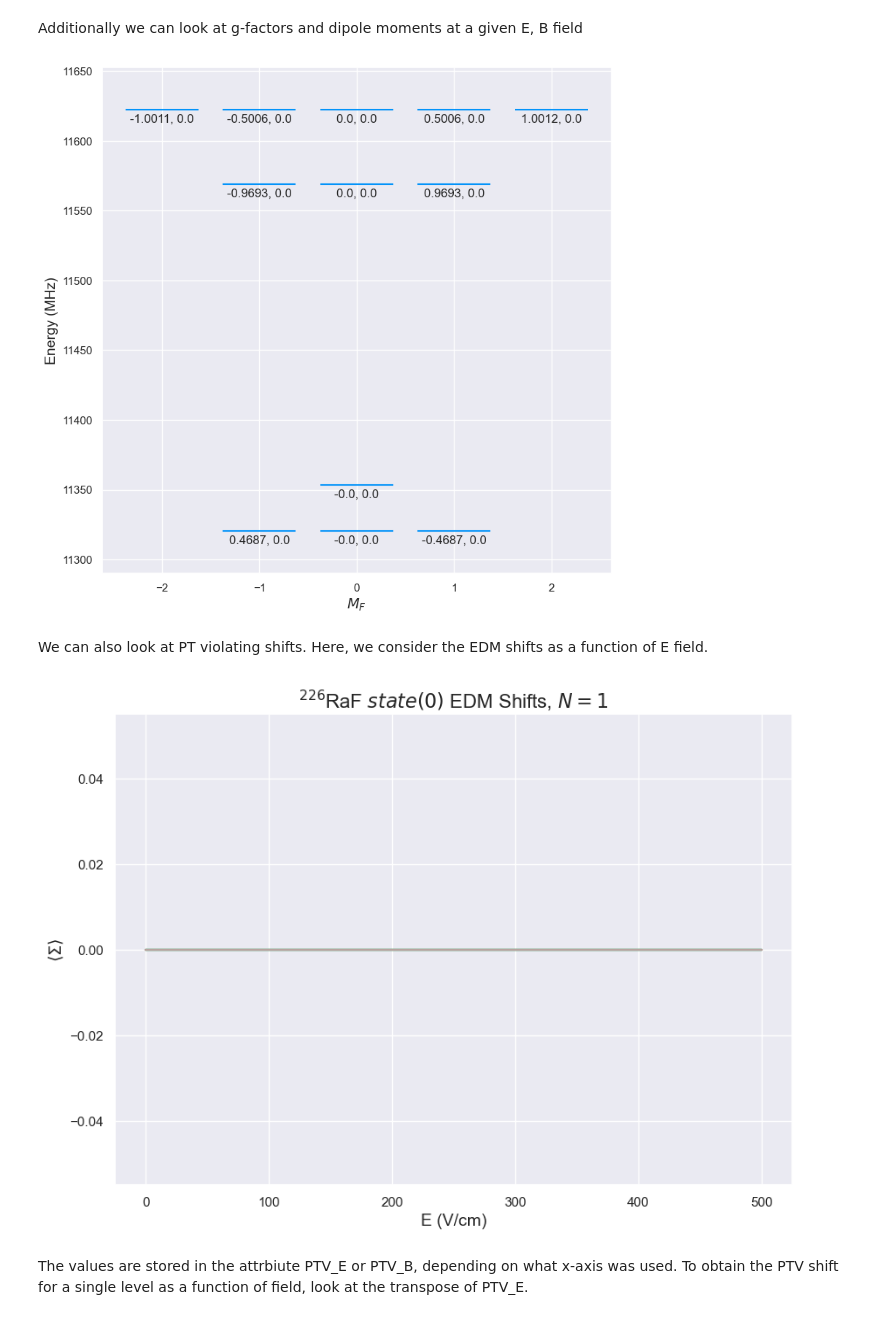
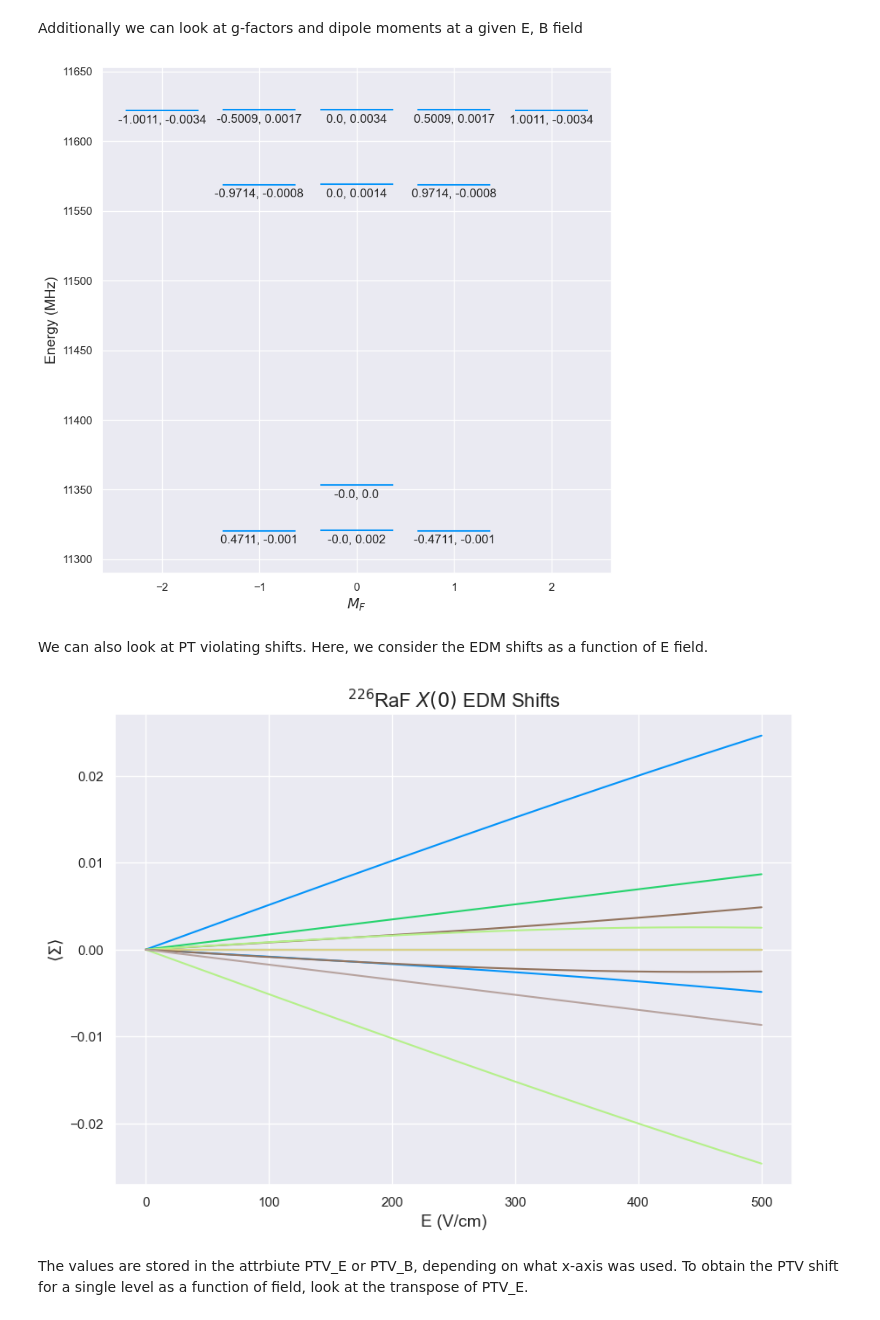
Before and after one commit to arianjad/Molecule-Structure, a Jupyter notebook: Jupyter Notebooks/RaF_Calcs_Tutorial.ipynb, the cells around one changed output. Drawn from its saved outputs; the diff is of its cells as text; code cells hidden in the pictures.

```diff
--- a/Jupyter Notebooks/RaF_Calcs_Tutorial.ipynb
+++ b/Jupyter Notebooks/RaF_Calcs_Tutorial.ipynb
@@ -333,6 +335,8 @@ First we initialize the field values to consider.
 Bz = np.linspace(1e-8,500,1000)
 Ez = np.linspace(0.0,500,1000)
 # %%
+N_idx = X0.select_q({'N':1})
+
 X0.ZeemanMap(
     Bz_array = Bz,
     Ez_val = 0,
@@ -346,7 +350,7 @@ X0.ZeemanMap(
         # Diagonalization backend
     order = True,
         # If True, orders and connects the eigenvectors across B field values using inner products
-    idx = X0.select_q({'N':1})
+    idx = N_idx
         # List of indices to highlight in the plot (e.g. states of interest)
     )
 # %% [output]
@@ -397,15 +401,15 @@ X0.display_levels(0,10,'F',idx = X0.select_q({'N':1}),label_q=[q for q in X0.q_s
 # %% [markdown]
 Additionally we can look at g-factors and dipole moments at a given E, B field
 # %%
-X0.display_g_D_eff(100,1e-3,Estep=1e-1,Bstep=1e-3,round=4);
+X0.display_g_D_eff(100,1e-3,Estep=1e-1,Bstep=1e-3,round=4,idx=N_idx);
 # %% [output]
-[figure, old version]
+[figure, new version]
 # %% [markdown]
 We can also look at PT violating shifts. Here, we consider the EDM shifts as a function of E field.
 # %%
-X0.PTV_Map('EDM',E_or_B='E',plot=True)
+X0.PTV_Map('EDM',E_or_B='E',plot=True,idx=N_idx);
 # %% [output]
-[figure, old version]
+[figure, new version]
 # %% [markdown]
 The values are stored in the attrbiute PTV_E or PTV_B, depending on what x-axis was used. To obtain the PTV shift for a single level as a function of field, look at the transpose of PTV_E.
 # %% [markdown]
```
Also changed, not shown: parts of 11 cells of this notebook, 1 other file.
